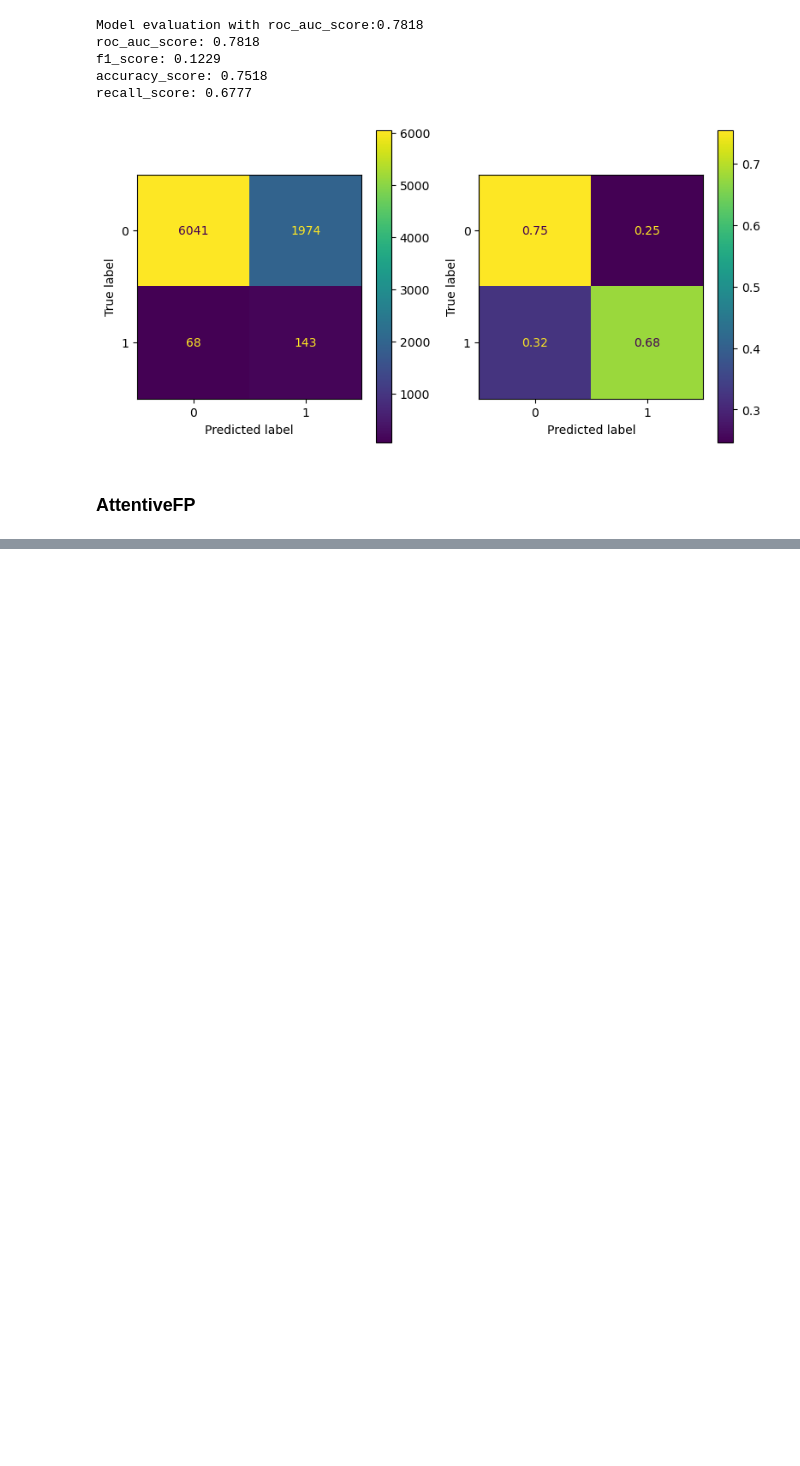
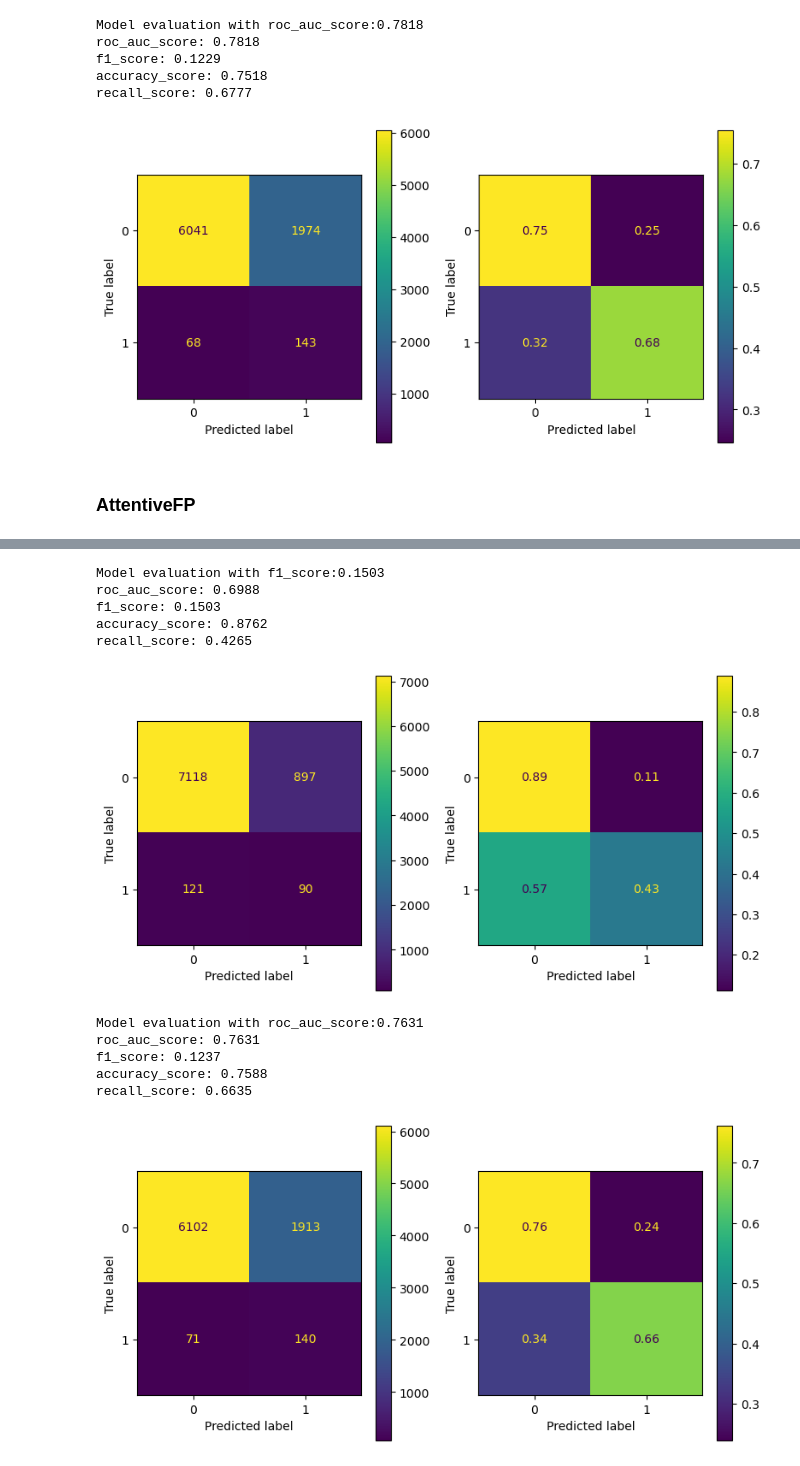
Before and after one commit to izzudd/interna-hiv, a Jupyter notebook: GraphModel.ipynb, the cells around one changed output, grey strips where cells are left out. Drawn from its saved outputs; the diff is of its cells as text; code cells hidden in the pictures; blank space fills up the shorter version.

```diff
--- a/GraphModel.ipynb
+++ b/GraphModel.ipynb
@@ -177,0 +180,3 @@ recall_score: 0.6114
+# %%
+gat_model = lambda: dc.models.GATModel(mode='classification', n_tasks=1, learning_rate=0.001, device=torch.device('cuda'))
+best_gat_model = train_model(gat_model, train_feat, test_feat, transformer, save_dir='checkpoints/GAT')
@@ -177,0 +194,23 @@ recall_score: 0.6114
+# %%
+for i, (metric, (model, score)) in enumerate(best_gat_model.items()):
+  fig, axs = plt.subplots(1, 2, figsize=(8, 4))
+  metrics, cms = evaluate_model(model, test_feat)
+  print(f'Model evaluation with {metric}:{score:.4f}')
+  print_dict(metrics, '\n')
+
+  for ax, cm in zip(axs, cms): cm.plot(ax=ax)
+  plt.tight_layout()
+  plt.show()
+# %% [output]
+Model evaluation with f1_score:0.1503
+roc_auc_score: 0.6988
+f1_score: 0.1503
+accuracy_score: 0.8762
+recall_score: 0.4265
+[figure, added]
+Model evaluation with roc_auc_score:0.7631
+roc_auc_score: 0.7631
+f1_score: 0.1237
+accuracy_score: 0.7588
+recall_score: 0.6635
+[figure, added]
```
Also changed, not shown: parts of 4 cells of this notebook.
